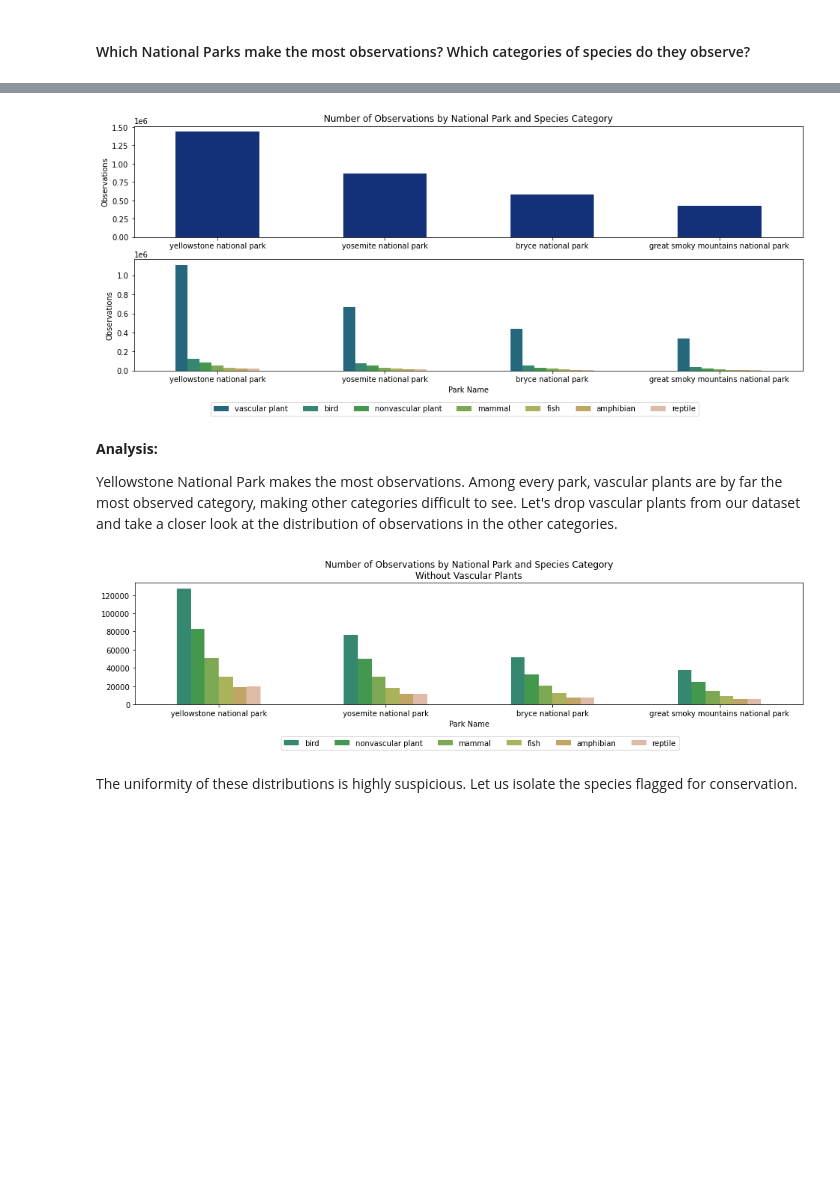
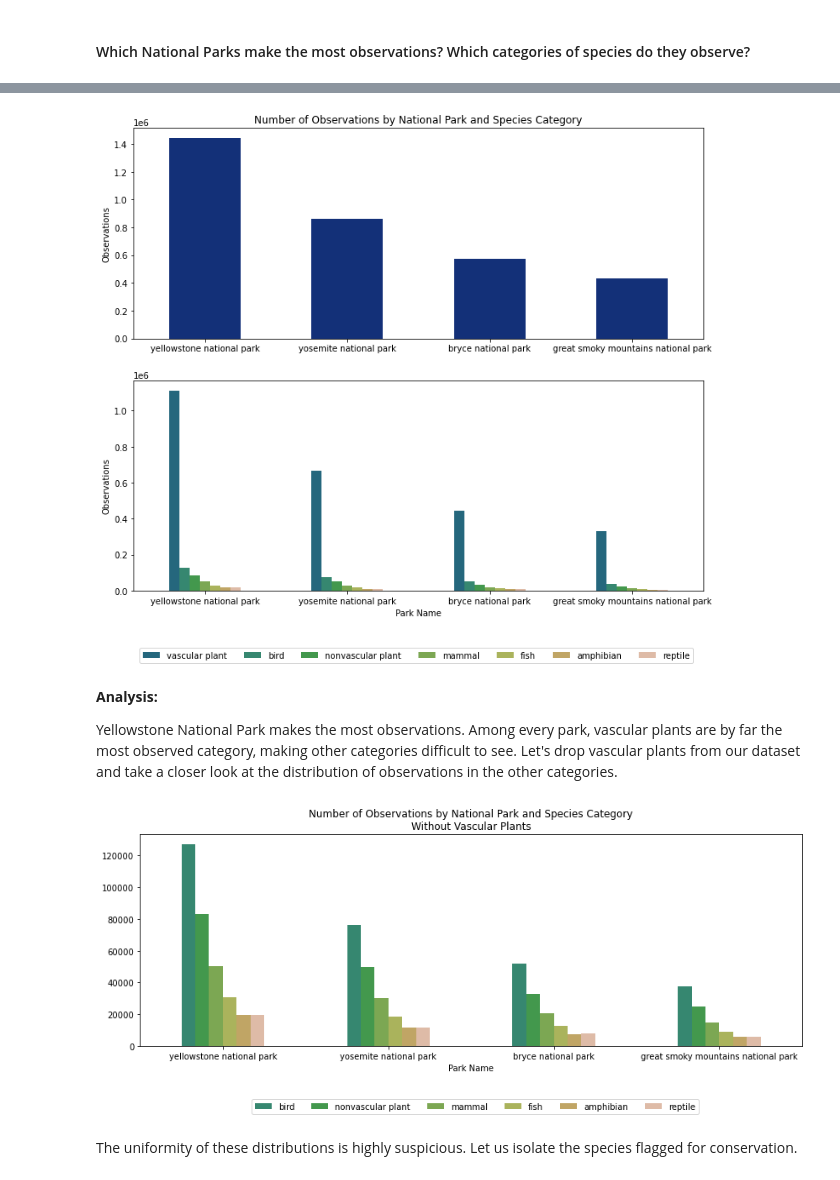
Before and after one commit to leahmfulmer/codecademy-projects, a Jupyter notebook: national-parks-service-biodiversity/lmf-national-parks-service-biodiversity.ipynb, the cells around one changed output, grey strips where cells are left out. Saved outputs shown, nothing was run; the diff lists cells and outputs as text; code cells hidden in the pictures; blank space fills up the shorter version.

```diff
--- a/national-parks-service-biodiversity/lmf-national-parks-service-biodiversity.ipynb
+++ b/national-parks-service-biodiversity/lmf-national-parks-service-biodiversity.ipynb
@@ -215,24 +215,25 @@ colors = dict(zip(column_order, palette))
 # %%
 # Plot Number of Observations by National Park and Species Category
 
-fig, axes = plt.subplots(figsize=(16,6), nrows=2, ncols=1)
+fig, axes = plt.subplots(figsize=(12,10), nrows=2, ncols=1)
 
 # Observations sum
 df = parks_grouped.groupby('park_name').observations.sum().reset_index()\
         .sort_values('observations', ascending=False)
 ax = df.plot(ax=axes[0], \
         kind='bar', rot=0, title="Number of Observations by National Park and Species Category", \
         xlabel='', ylabel="Observations", legend=False, color=colors['park_name'])
 ax.set_xticklabels(df.park_name)
 
 # Observations by category
 pivot_category.plot(ax=axes[1], x='park_name', kind='bar', \
                     rot=0, xlabel="Park Name", ylabel="Observations", color=colors)
-plt.legend(ncol=7, bbox_to_anchor=(0.85, -0.25))
+plt.legend(ncol=7, bbox_to_anchor=(0.99, -0.25))
 
+plt.savefig("images/num_obs_by_park_and_category_vascular")
 plt.show()
 # %% [output]
-[figure, old version]
+[figure, new version]
 # %% [markdown]
 **Analysis:**
 
@@ -242,12 +243,14 @@ Yellowstone National Park makes the most observations. Among every park, vascula
 
 pivot_category.drop(['vascular plant'], axis=1).plot(x='park_name', kind='bar', rot=0, \
         title="Number of Observations by National Park and Species Category\nWithout Vascular Plants", \
-        xlabel='Park Name', figsize=(16,3), color=colors)
-plt.legend(ncol=7, bbox_to_anchor=(0.82, -0.23))
+        xlabel='Park Name', figsize=(12,5.5), color=colors)
+plt.legend(ncol=7, bbox_to_anchor=(0.85, -0.23))
+plt.tight_layout()
 
+plt.savefig("images/num_obs_by_park_and_category_no_vascular")
 plt.show()
 # %% [output]
-[figure, old version]
+[figure, new version]
 # %% [markdown]
 The uniformity of these distributions is highly suspicious. Let us isolate the species flagged for conservation.
 # %%
```
Also changed, not shown: parts of 15 cells of this notebook, 7 other files.
